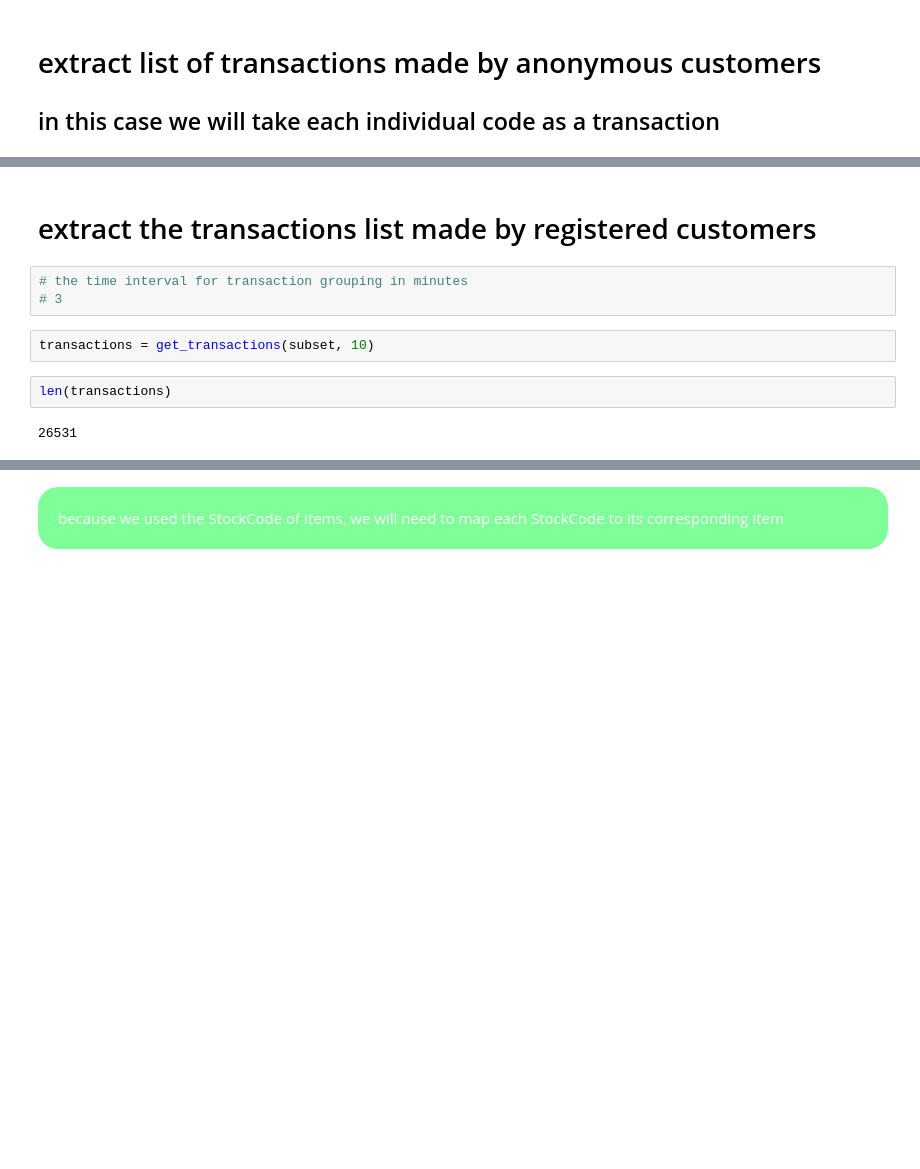
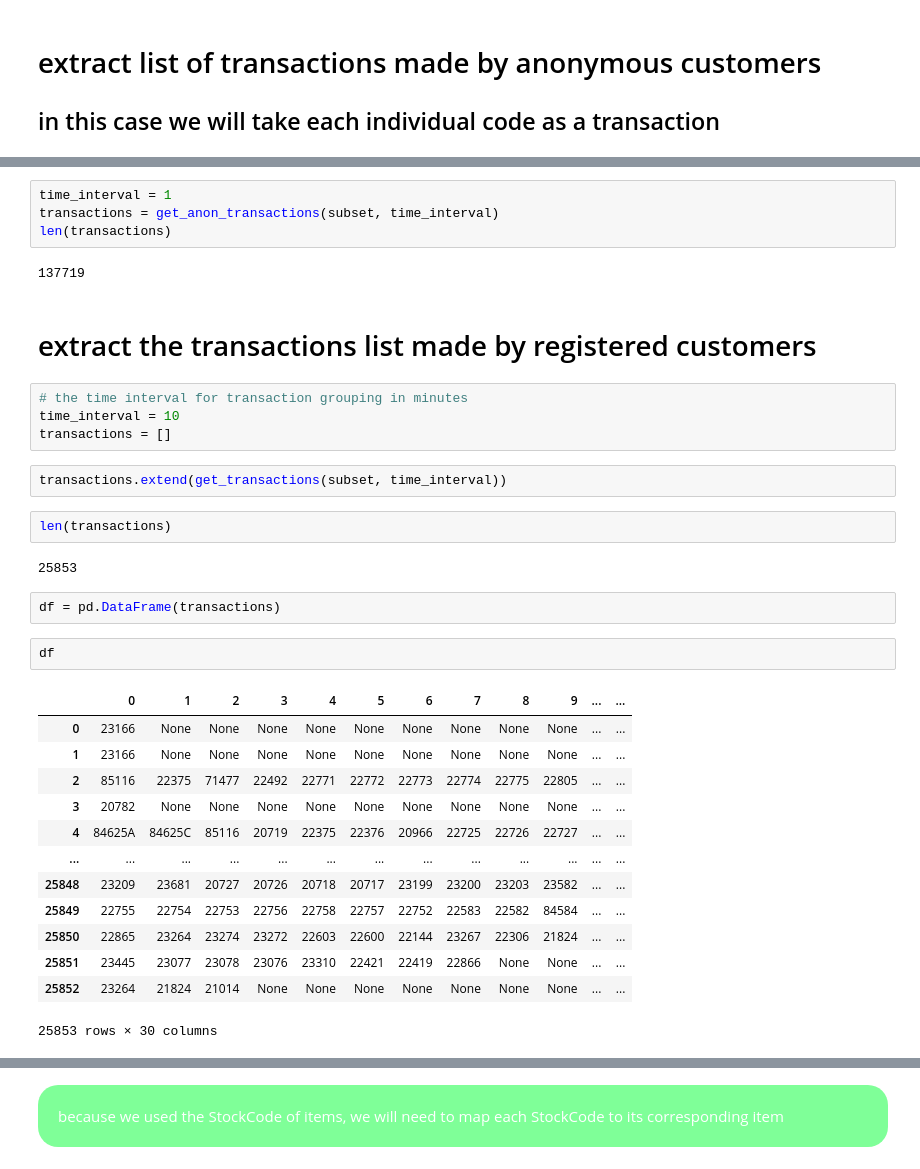
Before and after one commit to Code-Name-0/Apriori, a Jupyter notebook: data/process.ipynb, the cells around one changed output, grey strips where cells are left out. Saved outputs shown, nothing was run; the diff lists cells and outputs as text; blank space fills up the shorter version.

```diff
--- a/data/process.ipynb
+++ b/data/process.ipynb
@@ -69,12 +83,37 @@ subset = get_sub_dataset(original, ['InvoiceNo', 'Quantity', 'UnitPrice', 'Count
+# %%
+time_interval = 1
+transactions = get_anon_transactions(subset, time_interval)
+len(transactions)
+# %% [output]
+137719
 # %% [markdown]
 # extract the transactions list made by registered customers
 # %%
 # the time interval for transaction grouping in minutes
-# 3
+time_interval = 10
+transactions = []
 # %%
-transactions = get_transactions(subset, 10)
+transactions.extend(get_transactions(subset, time_interval))
 # %%
 len(transactions)
 # %% [output]
-26531
+25853
+# %%
+df = pd.DataFrame(transactions)
+# %%
+df
+# %% [output]
+|  | 0 | 1 | 2 | 3 | 4 | 5 | 6 | 7 | 8 | 9 | ... | ... |
+| 0 | 23166 | None | None | None | None | None | None | None | None | None | ... | ... |
+| 1 | 23166 | None | None | None | None | None | None | None | None | None | ... | ... |
+| 2 | 85116 | 22375 | 71477 | 22492 | 22771 | 22772 | 22773 | 22774 | 22775 | 22805 | ... | ... |
+| 3 | 20782 | None | None | None | None | None | None | None | None | None | ... | ... |
+| 4 | 84625A | 84625C | 85116 | 20719 | 22375 | 22376 | 20966 | 22725 | 22726 | 22727 | ... | ... |
+| ... | ... | ... | ... | ... | ... | ... | ... | ... | ... | ... | ... | ... |
+| 25848 | 23209 | 23681 | 20727 | 20726 | 20718 | 20717 | 23199 | 23200 | 23203 | 23582 | ... | ... |
+| 25849 | 22755 | 22754 | 22753 | 22756 | 22758 | 22757 | 22752 | 22583 | 22582 | 84584 | ... | ... |
+| 25850 | 22865 | 23264 | 23274 | 23272 | 22603 | 22600 | 22144 | 23267 | 22306 | 21824 | ... | ... |
+| 25851 | 23445 | 23077 | 23078 | 23076 | 23310 | 22421 | 22419 | 22866 | None | None | ... | ... |
+| 25852 | 23264 | 21824 | 21014 | None | None | None | None | None | None | None | ... | ... |
+25853 rows × 30 columns
 # %%
```
Also changed, not shown: parts of 12 cells of this notebook, 10 other files.
